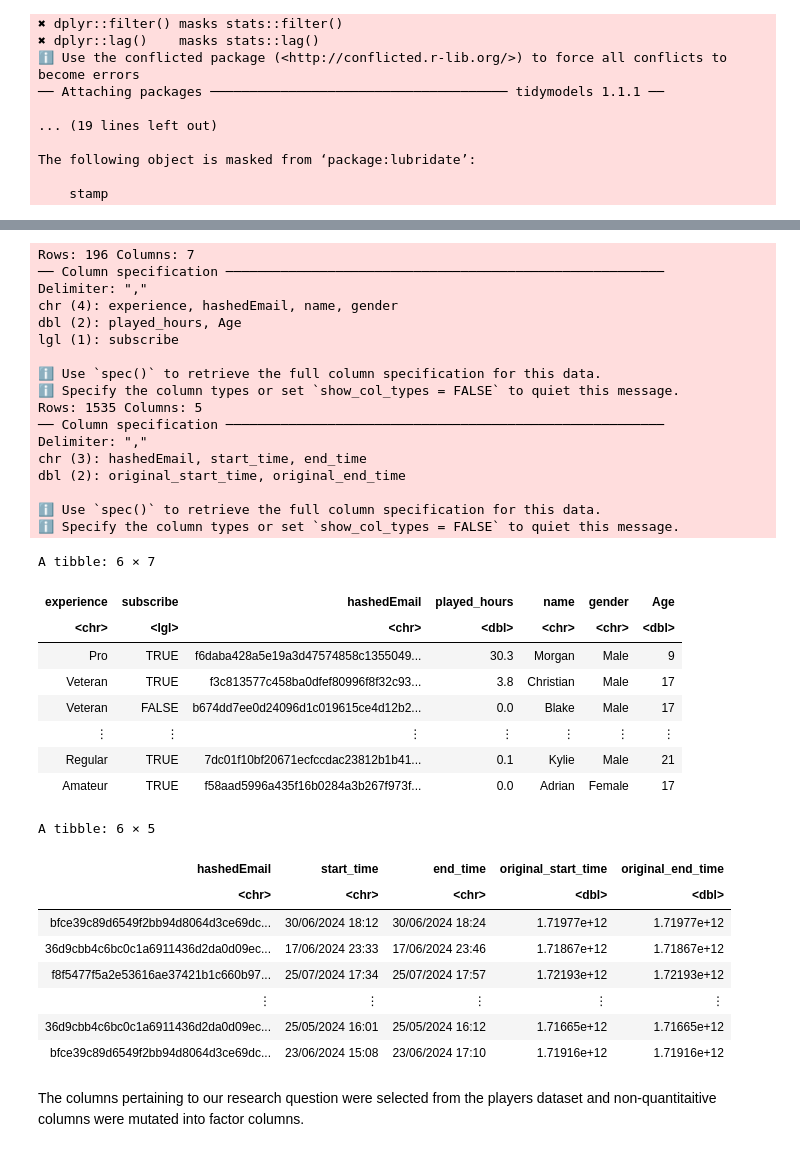
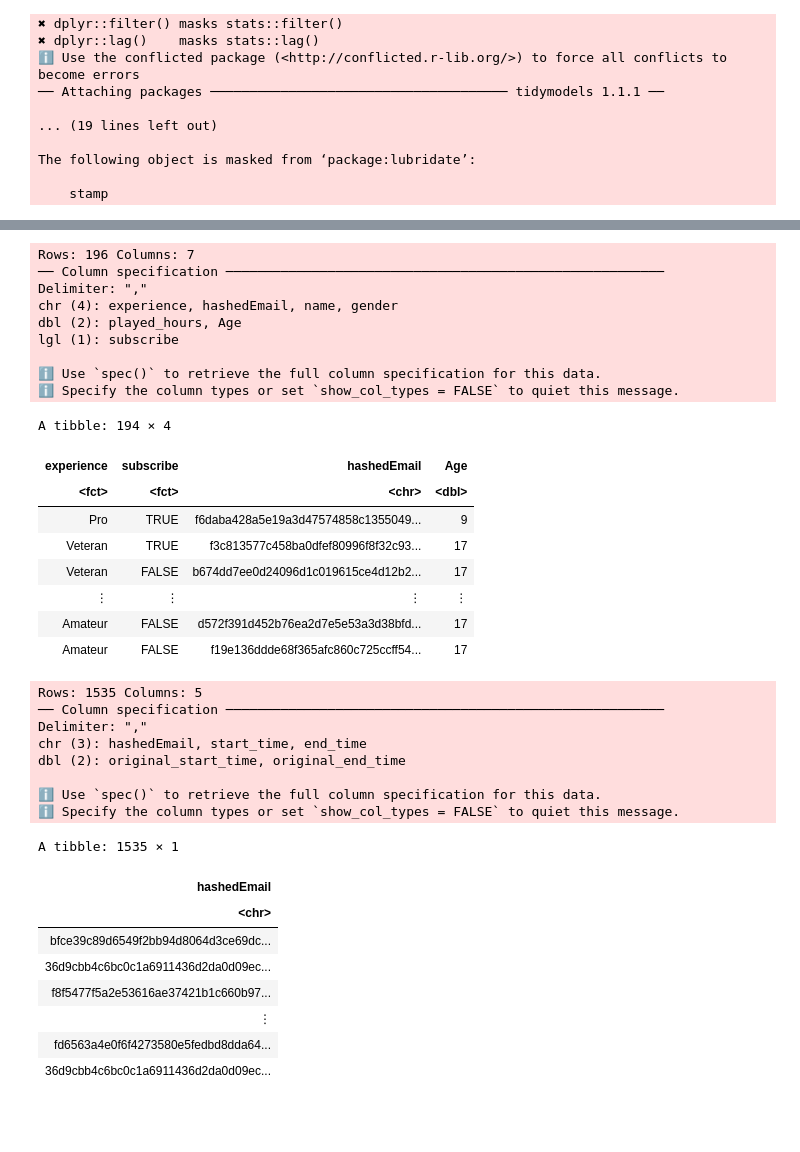
Before and after one commit to karunaj28/DSCI100-Group-Project, a Jupyter notebook: group-final.ipynb, the cells around one changed output, grey strips where cells are left out. Cells and saved outputs as stored; diff of their text form; code cells hidden in the pictures; blank space fills up the shorter version.

```diff
--- a/group-final.ipynb
+++ b/group-final.ipynb
@@ -55,45 +70,47 @@ We read the datasets via raw files on Github.
 # %%
-# Read datasets
+players <- read_csv("https://raw.githubusercontent.com/karunaj28/DSCI100-Group-Project/refs/heads/main/data/players.csv") |>
+    select(experience, subscribe, hashedEmail, Age) |>
+    mutate(experience = as_factor(experience)) |>
+    mutate(subscribe = as_factor(subscribe)) |>
+    na.omit()
+players
 
-players <- read_csv("https://raw.githubusercontent.com/karunaj28/DSCI100-Group-Project/refs/heads/main/data/players.csv")
-sessions <- read_csv("https://raw.githubusercontent.com/karunaj28/DSCI100-Group-Project/refs/heads/main/data/sessions.csv")
-head(players)
-head(sessions)
+sessions <- read_csv("https://raw.githubusercontent.com/karunaj28/DSCI100-Group-Project/refs/heads/main/data/sessions.csv") |>
+    select(hashedEmail)
+sessions
 # %% [output]
 Rows: 196 Columns: 7
 ── Column specification ────────────────────────────────────────────────────────
 Delimiter: ","
 chr (4): experience, hashedEmail, name, gender
 dbl (2): played_hours, Age
 lgl (1): subscribe
 
 ℹ Use `spec()` to retrieve the full column specification for this data.
 ℹ Specify the column types or set `show_col_types = FALSE` to quiet this message.
-Rows: 1535 Columns: 5
-── Column specification ────────────────────────────────────────────────────────
-Delimiter: ","
-chr (3): hashedEmail, start_time, end_time
-dbl (2): original_start_time, original_end_time
-
-ℹ Use `spec()` to retrieve the full column specification for this data.
-ℹ Specify the column types or set `show_col_types = FALSE` to quiet this message.
-A tibble: 6 × 7
+A tibble: 194 × 4
-| experience | subscribe | hashedEmail | played_hours | name | gender | Age |
-| <chr> | <lgl> | <chr> | <dbl> | <chr> | <chr> | <dbl> |
-| Pro | TRUE | f6daba428a5e19a3d47574858c1355049... | 30.3 | Morgan | Male | 9 |
-| Veteran | TRUE | f3c813577c458ba0dfef80996f8f32c93... | 3.8 | Christian | Male | 17 |
-| Veteran | FALSE | b674dd7ee0d24096d1c019615ce4d12b2... | 0.0 | Blake | Male | 17 |
-| ⋮ | ⋮ | ⋮ | ⋮ | ⋮ | ⋮ | ⋮ |
-| Regular | TRUE | 7dc01f10bf20671ecfccdac23812b1b41... | 0.1 | Kylie | Male | 21 |
-| Amateur | TRUE | f58aad5996a435f16b0284a3b267f973f... | 0.0 | Adrian | Female | 17 |
+| experience | subscribe | hashedEmail | Age |
+| <fct> | <fct> | <chr> | <dbl> |
+| Pro | TRUE | f6daba428a5e19a3d47574858c1355049... | 9 |
+| Veteran | TRUE | f3c813577c458ba0dfef80996f8f32c93... | 17 |
+| Veteran | FALSE | b674dd7ee0d24096d1c019615ce4d12b2... | 17 |
+| ⋮ | ⋮ | ⋮ | ⋮ |
+| Amateur | FALSE | d572f391d452b76ea2d7e5e53a3d38bfd... | 17 |
+| Amateur | FALSE | f19e136ddde68f365afc860c725ccff54... | 17 |
-A tibble: 6 × 5
+Rows: 1535 Columns: 5
+── Column specification ────────────────────────────────────────────────────────
+Delimiter: ","
+chr (3): hashedEmail, start_time, end_time
+dbl (2): original_start_time, original_end_time
+
+ℹ Use `spec()` to retrieve the full column specification for this data.
+ℹ Specify the column types or set `show_col_types = FALSE` to quiet this message.
+A tibble: 1535 × 1
-| hashedEmail | start_time | end_time | original_start_time | original_end_time |
-| <chr> | <chr> | <chr> | <dbl> | <dbl> |
-| bfce39c89d6549f2bb94d8064d3ce69dc... | 30/06/2024 18:12 | 30/06/2024 18:24 | 1.71977e+12 | 1.71977e+12 |
-| 36d9cbb4c6bc0c1a6911436d2da0d09ec... | 17/06/2024 23:33 | 17/06/2024 23:46 | 1.71867e+12 | 1.71867e+12 |
-| f8f5477f5a2e53616ae37421b1c660b97... | 25/07/2024 17:34 | 25/07/2024 17:57 | 1.72193e+12 | 1.72193e+12 |
-| ⋮ | ⋮ | ⋮ | ⋮ | ⋮ |
-| 36d9cbb4c6bc0c1a6911436d2da0d09ec... | 25/05/2024 16:01 | 25/05/2024 16:12 | 1.71665e+12 | 1.71665e+12 |
-| bfce39c89d6549f2bb94d8064d3ce69dc... | 23/06/2024 15:08 | 23/06/2024 17:10 | 1.71916e+12 | 1.71916e+12 |
+| hashedEmail |
+| <chr> |
+| bfce39c89d6549f2bb94d8064d3ce69dc... |
+| 36d9cbb4c6bc0c1a6911436d2da0d09ec... |
+| f8f5477f5a2e53616ae37421b1c660b97... |
+| ⋮ |
+| fd6563a4e0f6f4273580e5fedbd8dda64... |
+| 36d9cbb4c6bc0c1a6911436d2da0d09ec... |
-# %% [markdown]
-The columns pertaining to our research question were selected from the players dataset and non-quantitaitive columns were mutated into factor columns.
```
Also changed, not shown: parts of 33 cells of this notebook.
